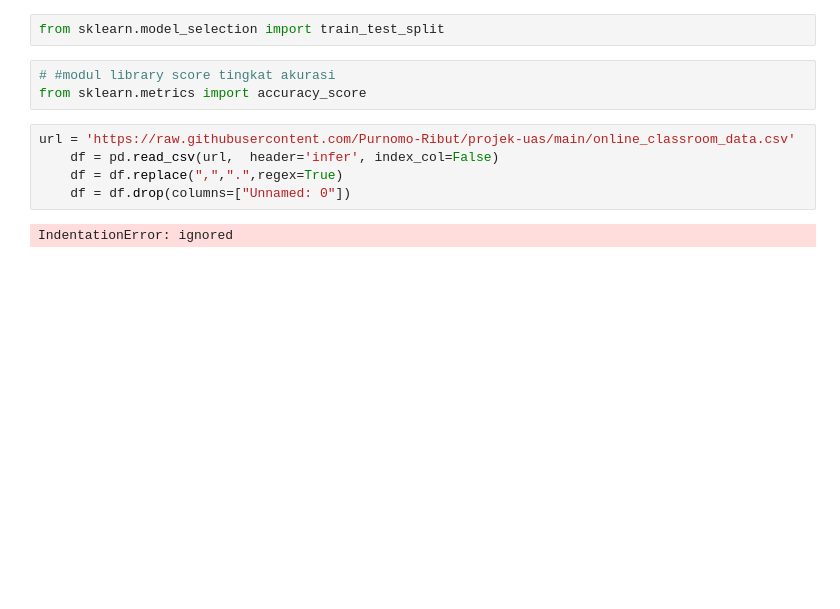
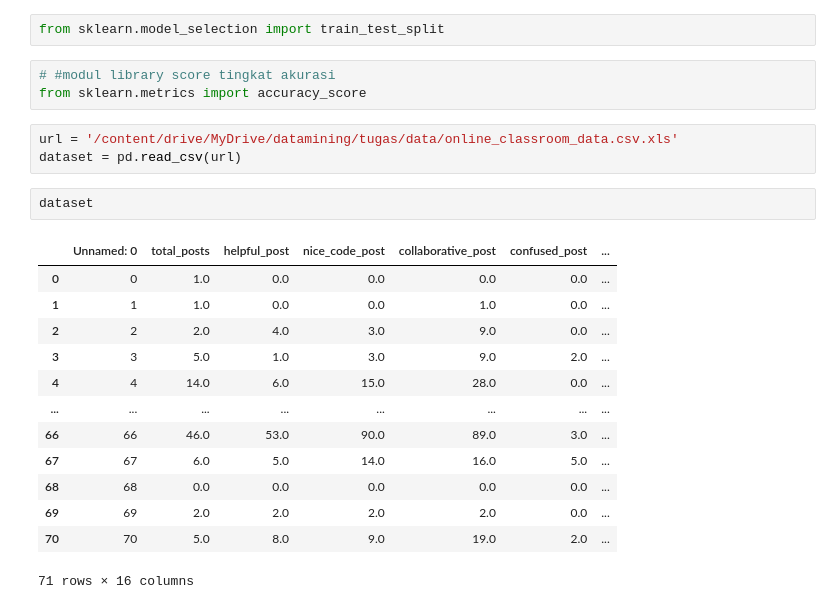
Before and after one commit to Purnomo-Ribut/datamining, a Jupyter notebook: _sources/UAS.ipynb, the cells around one changed output. Saved outputs shown, nothing was run; the diff lists cells and outputs as text; blank space fills up the shorter version.

```diff
--- a/_sources/UAS.ipynb
+++ b/_sources/UAS.ipynb
@@ -16,10 +13,22 @@ from sklearn.model_selection import train_test_split
 # %%
 # #modul library score tingkat akurasi
 from sklearn.metrics import accuracy_score
-# %%
-url = 'https://raw.githubusercontent.com/Purnomo-Ribut/projek-uas/main/online_classroom_data.csv'
-	df = pd.read_csv(url,  header='infer', index_col=False)
-	df = df.replace(",",".",regex=True)
-	df = df.drop(columns=["Unnamed: 0"])
-# %% [output]
-IndentationError: ignored
+# %%
+url = '/content/drive/MyDrive/datamining/tugas/data/online_classroom_data.csv.xls'
+dataset = pd.read_csv(url)
+# %%
+dataset
+# %% [output]
+|  | Unnamed: 0 | total_posts | helpful_post | nice_code_post | collaborative_post | confused_post | ... |
+| 0 | 0 | 1.0 | 0.0 | 0.0 | 0.0 | 0.0 | ... |
+| 1 | 1 | 1.0 | 0.0 | 0.0 | 1.0 | 0.0 | ... |
+| 2 | 2 | 2.0 | 4.0 | 3.0 | 9.0 | 0.0 | ... |
+| 3 | 3 | 5.0 | 1.0 | 3.0 | 9.0 | 2.0 | ... |
+| 4 | 4 | 14.0 | 6.0 | 15.0 | 28.0 | 0.0 | ... |
+| ... | ... | ... | ... | ... | ... | ... | ... |
+| 66 | 66 | 46.0 | 53.0 | 90.0 | 89.0 | 3.0 | ... |
+| 67 | 67 | 6.0 | 5.0 | 14.0 | 16.0 | 5.0 | ... |
+| 68 | 68 | 0.0 | 0.0 | 0.0 | 0.0 | 0.0 | ... |
+| 69 | 69 | 2.0 | 2.0 | 2.0 | 2.0 | 0.0 | ... |
+| 70 | 70 | 5.0 | 8.0 | 9.0 | 19.0 | 2.0 | ... |
+71 rows × 16 columns
```
Also changed, not shown: parts of 12 cells of this notebook, 21 other files.
